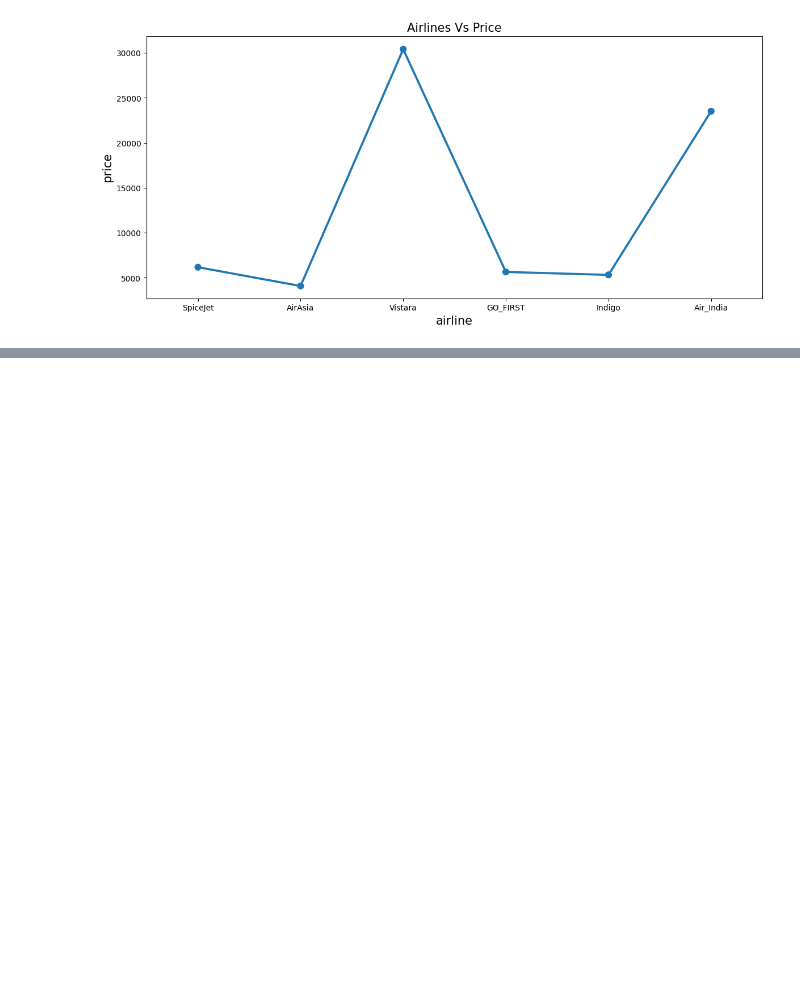
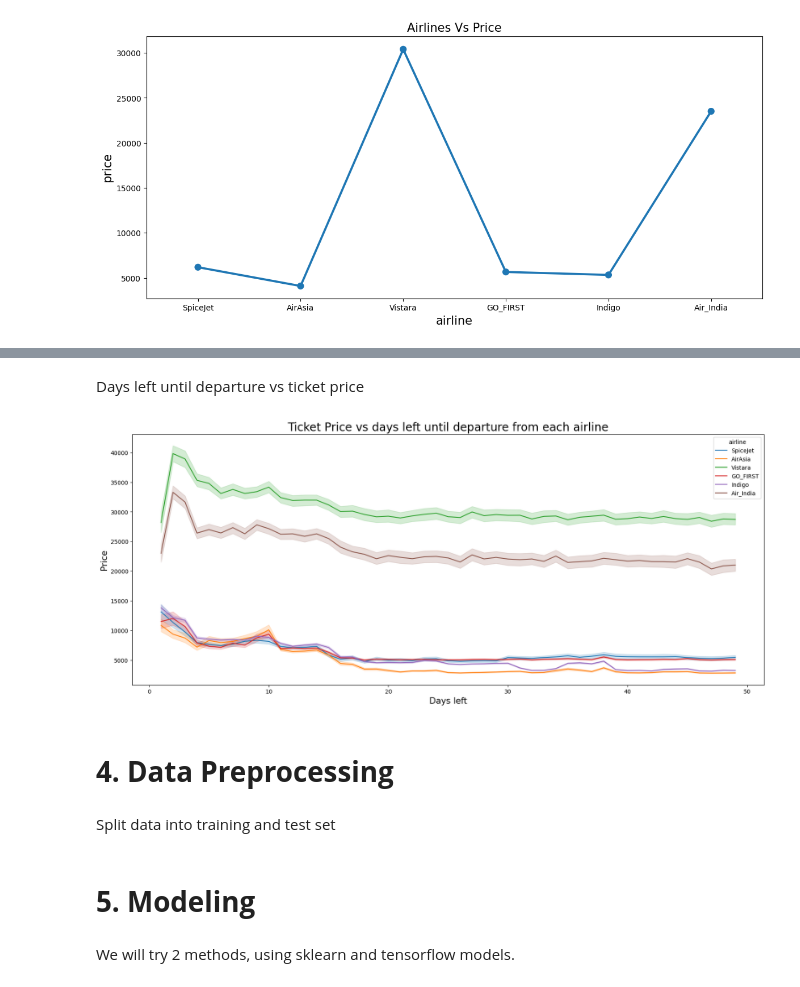
Before and after one commit to hungphanquocviet/flight-price-prediction, a Jupyter notebook: flight_price_notebook.ipynb, the cells around one changed output, grey strips where cells are left out. Drawn from its saved outputs; the diff is of its cells as text; code cells hidden in the pictures; blank space fills up the shorter version.

```diff
--- a/flight_price_notebook.ipynb
+++ b/flight_price_notebook.ipynb
@@ -237,0 +250,13 @@ plt.show()
+# %% [markdown]
+Days left until departure vs ticket price
+# %%
+plt.figure(figsize=(20,8))
+sb.lineplot(data=df,x='days_left',y='price', hue = 'airline')
+plt.title('Ticket Price vs days left until departure from each airline',fontsize=20)
+plt.xlabel('Days left',fontsize=15)
+plt.ylabel('Price',fontsize=15)
+plt.show()
+# %% [output]
+[figure, added]
+# %% [markdown]
+# **4. Data Preprocessing**
@@ -237,0 +278,6 @@ plt.show()
+# %% [markdown]
+Split data into training and test set
+# %% [markdown]
+# **5. Modeling**
+# %% [markdown]
+We will try 2 methods, using sklearn and tensorflow models.
```
Also changed, not shown: parts of 8 cells of this notebook.
